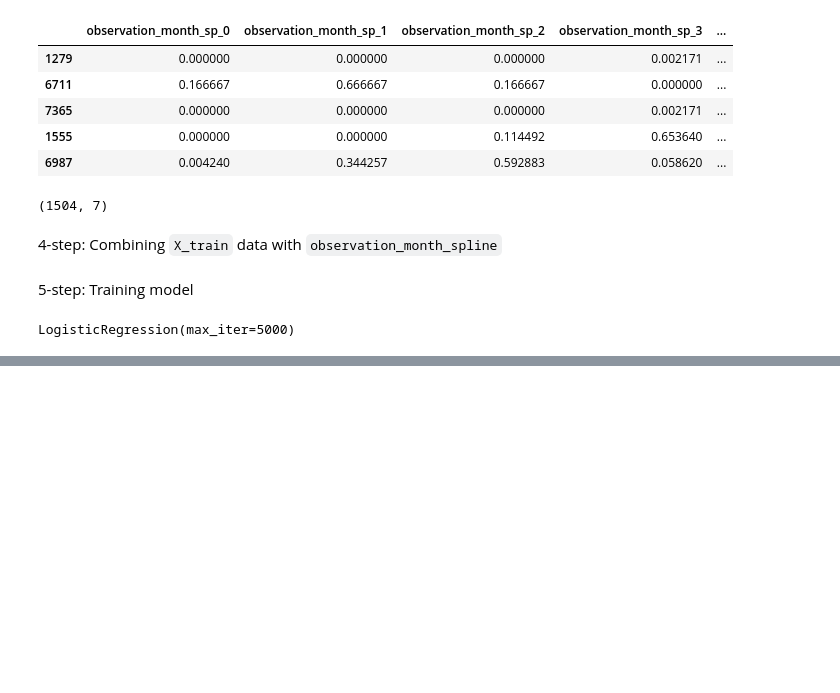
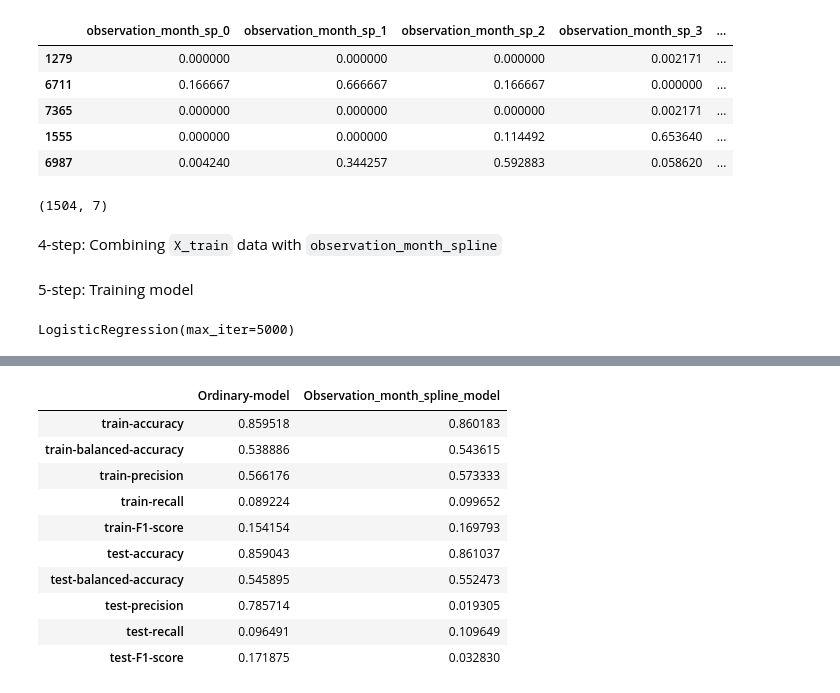
Before and after one commit to diyorarti/Learning_Data_Science, a Jupyter notebook: Statistics/3_Regression/Logistic_regression/practice2.ipynb, the cells around one changed output, grey strips where cells are left out. Cells and saved outputs as stored; diff of their text form; code cells hidden in the pictures; blank space fills up the shorter version.

```diff
--- a/Statistics/3_Regression/Logistic_regression/practice2.ipynb
+++ b/Statistics/3_Regression/Logistic_regression/practice2.ipynb
@@ -559,7 +563,7 @@ spline = SplineTransformer(
 2-step: Transforming the `observation_month` feature with SplineTransformer
 # %%
 train_observation_month_spline = spline.fit_transform(X_train[['observation_month']])
-test_observation_month_spline = spline.fit_transform(X_test[['observation_month']])
+test_observation_month_spline = spline.transform(X_test[['observation_month']])
 # %% [markdown]
 3-step: Converting the spline arrays into DataFrames
 # %%
@@ -643,0 +686,50 @@ LogisticRegression(max_iter=5000)
+# %%
+train_accuracy_obsmonth_spline_model = (
+    (train_obsmonth_spline_TP + train_obsmonth_spline_TN) /
+    (train_obsmonth_spline_TP + train_obsmonth_spline_TN + train_obsmonth_spline_FP + train_obsmonth_spline_FN))
+train_balanced_acc_obsmonth_spline_model = 1/2 * (
+    train_obsmonth_spline_TP / (train_obsmonth_spline_TP + train_obsmonth_spline_FN) +
+    train_obsmonth_spline_TN / (train_obsmonth_spline_TN + train_obsmonth_spline_FP))
+train_precision_obsmonth_spline_model = train_obsmonth_spline_TP / (train_obsmonth_spline_TP + train_obsmonth_spline_FP)
+train_recall_obsmonth_spline_model = train_obsmonth_spline_TP / (train_obsmonth_spline_TP + train_obsmonth_spline_FN)
+train_F1_score_obsmonth_spline_model = 2 * (
+    (train_precision_obsmonth_spline_model * train_recall_obsmonth_spline_model) /
+    (train_precision_obsmonth_spline_model + train_recall_obsmonth_spline_model))
+
+test_accuracy_obsmonth_spline_model = (
+    (test_obsmonth_spline_TP + test_obsmonth_spline_TN) /
+    (test_obsmonth_spline_TP + test_obsmonth_spline_TN + test_obsmonth_spline_FP + test_obsmonth_spline_FN))
+test_balanced_acc_obsmonth_spline_model = 1/2 * (
+    test_obsmonth_spline_TP / (test_obsmonth_spline_TP + test_obsmonth_spline_FN) +
+    test_obsmonth_spline_TN / (test_obsmonth_spline_TN + test_obsmonth_spline_FP))
+test_precision_obsmonth_spline_model = test_obsmonth_spline_TP / (test_obsmonth_spline_TP + test_obsmonth_spline_TN)
+test_recall_obsmonth_spline_model = test_obsmonth_spline_TP / (test_obsmonth_spline_TP + test_obsmonth_spline_FN)
+test_F1_score_obsmonth_spline_model = 2 * (
+    (test_precision_obsmonth_spline_model * test_recall_obsmonth_spline_model) /
+    (test_precision_obsmonth_spline_model + test_recall_obsmonth_spline_model))
+
+models_restuls['Observation_month_spline_model'] = [
+    train_accuracy_obsmonth_spline_model,
+    train_balanced_acc_obsmonth_spline_model,
+    train_precision_obsmonth_spline_model,
+    train_recall_obsmonth_spline_model,
+    train_F1_score_obsmonth_spline_model,
+    test_accuracy_obsmonth_spline_model,
+    test_balanced_acc_obsmonth_spline_model,
+    test_precision_obsmonth_spline_model,
+    test_recall_obsmonth_spline_model,
+    test_F1_score_obsmonth_spline_model
+]
+models_restuls
+# %% [output]
+|  | Ordinary-model | Observation_month_spline_model |
+| train-accuracy | 0.859518 | 0.860183 |
+| train-balanced-accuracy | 0.538886 | 0.543615 |
+| train-precision | 0.566176 | 0.573333 |
+| train-recall | 0.089224 | 0.099652 |
+| train-F1-score | 0.154154 | 0.169793 |
+| test-accuracy | 0.859043 | 0.861037 |
+| test-balanced-accuracy | 0.545895 | 0.552473 |
+| test-precision | 0.785714 | 0.019305 |
+| test-recall | 0.096491 | 0.109649 |
+| test-F1-score | 0.171875 | 0.032830 |
```
Also changed, not shown: parts of 9 cells of this notebook.
